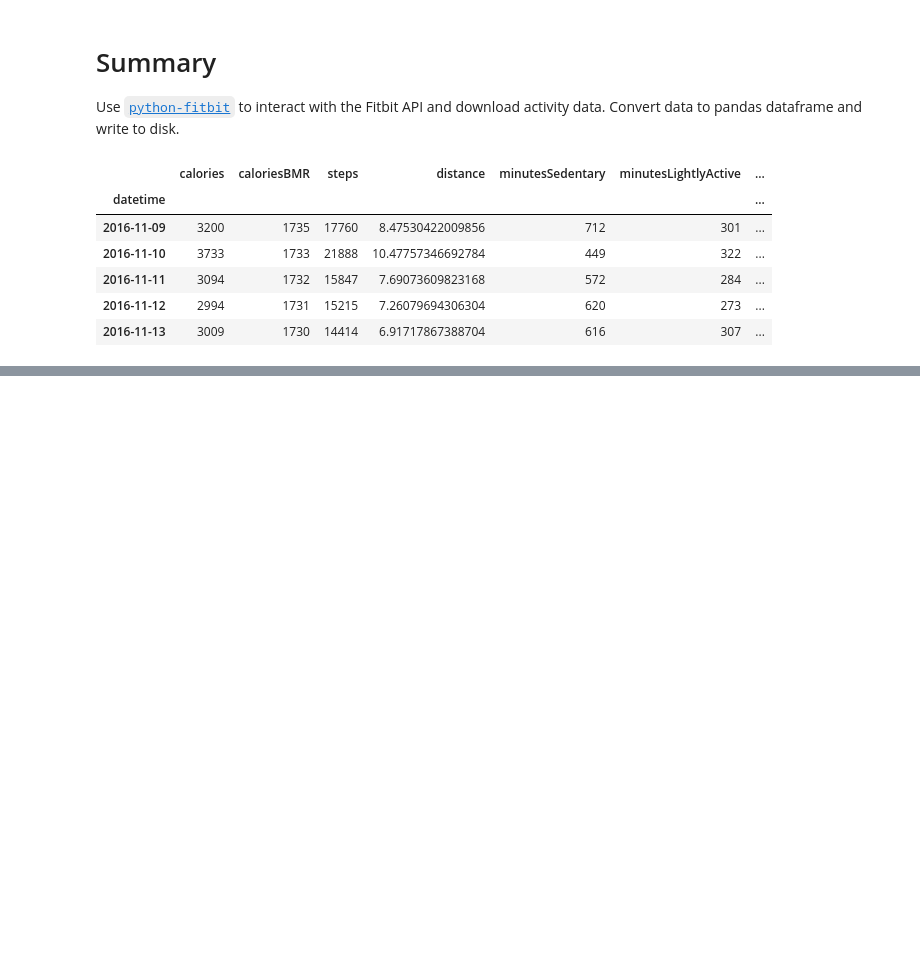
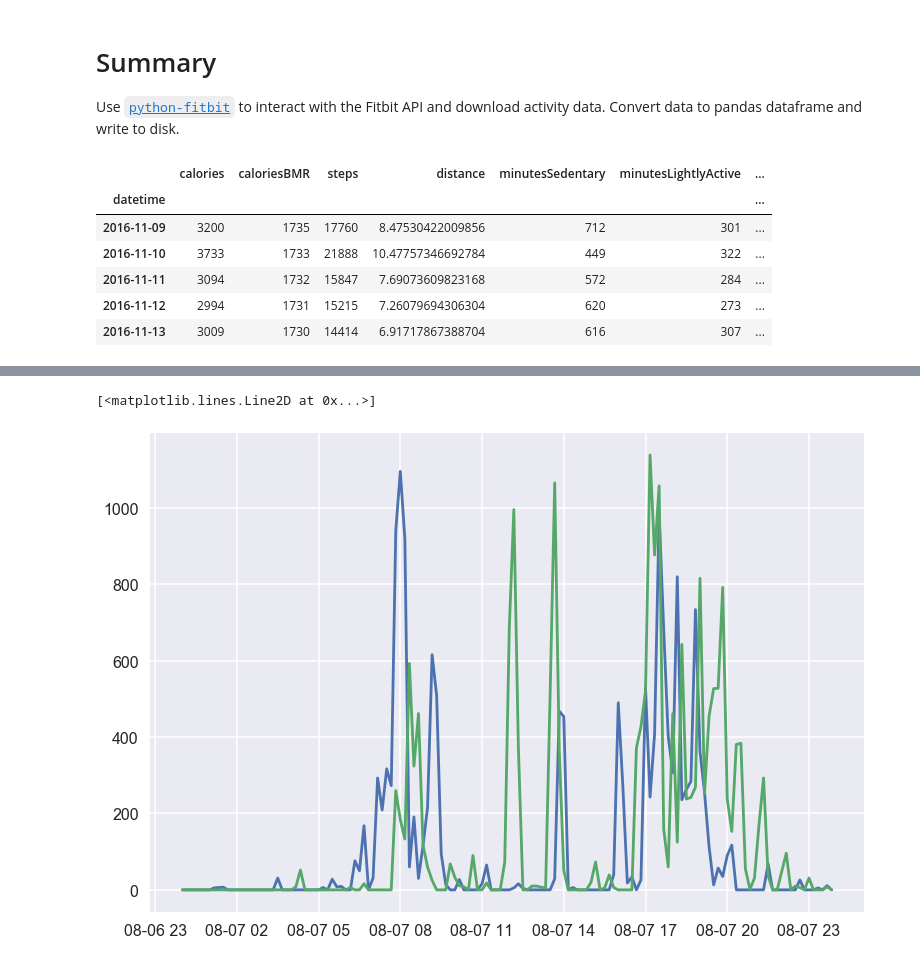
Before and after one commit to sbussmann/sleep-bit, a Jupyter notebook: notebooks/sbussmann_data-activity.ipynb, the cells around one changed output, grey strips where cells are left out. Drawn from its saved outputs; the diff is of its cells as text; code cells hidden in the pictures; blank space fills up the shorter version.

```diff
--- a/notebooks/sbussmann_data-activity.ipynb
+++ b/notebooks/sbussmann_data-activity.ipynb
@@ -65,0 +85,16 @@ df_activity.to_csv(data_path, index_label='datetime')
+# %%
+intraday = authd_client.intraday_time_series(
+    'activities/steps', base_date='2017-08-04', detail_level='1min')
+# %%
+df_day4 = pd.DataFrame(intraday['activities-steps-intraday']['dataset'])
+# %%
+df_day4['time'] = pd.to_datetime(df_day4['time'])
+df_day4 = df_day4.set_index('time')
+# %%
+dfday415min = df_day4.resample('10T').sum()
+# %%
+plt.plot(dfday415min)
+plt.plot(df15min)
+# %% [output]
+[<matplotlib.lines.Line2D at 0x...>]
+[figure, added]
```
Also changed, not shown: parts of 6 cells of this notebook.
